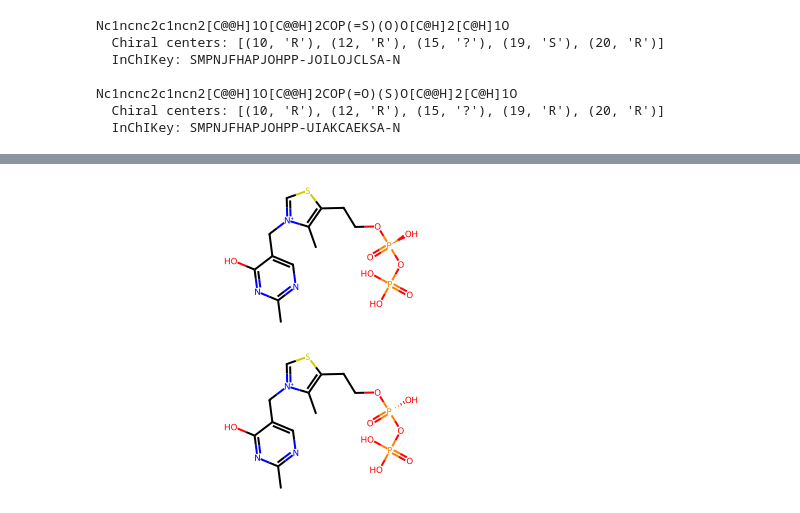
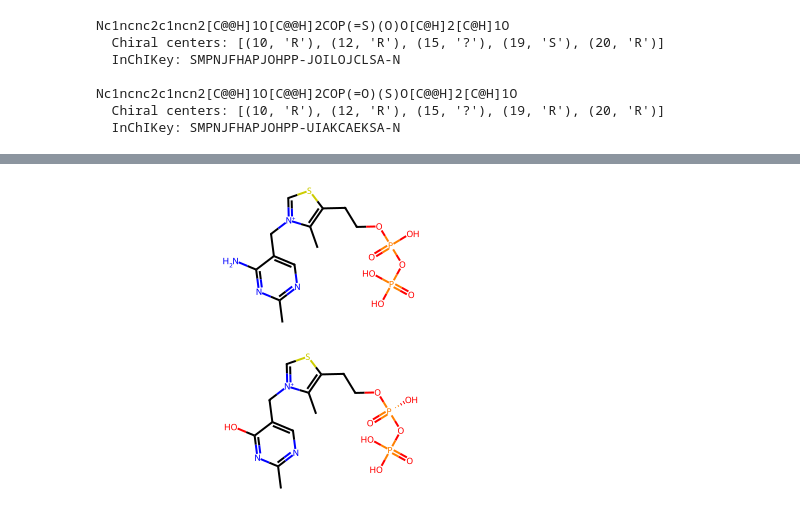
Before and after one commit to zaky02/LibMiner, a Jupyter notebook: clean/search.ipynb, the cells around one changed output, grey strips where cells are left out. Saved outputs shown, nothing was run; the diff lists cells and outputs as text; code cells hidden in the pictures.

```diff
--- a/clean/search.ipynb
+++ b/clean/search.ipynb
@@ -601,9 +617,9 @@ dm.to_image(mol, mol_size=(300, 300), align=True)
 # %% [output]
 [drawing not drawn]
 # %%
-dm.to_mol(smi3)
+dm.to_mol(smi2)
 # %% [output]
-[figure, old version]
+[figure, new version]
 # %%
 dm.to_mol(smi4)
 # %% [output]
```
Also changed, not shown: parts of 11 cells of this notebook, 2 other files.
